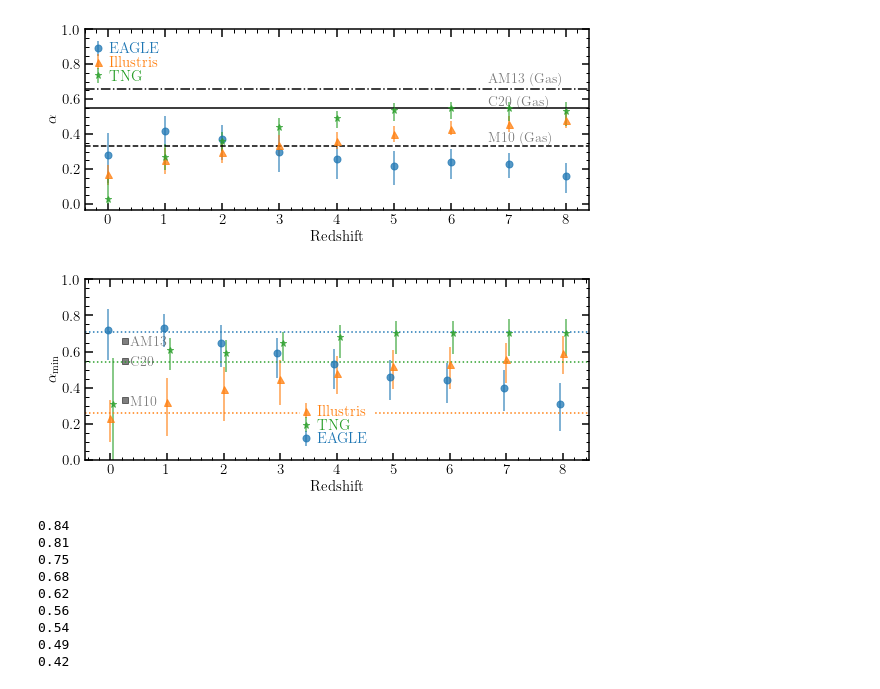
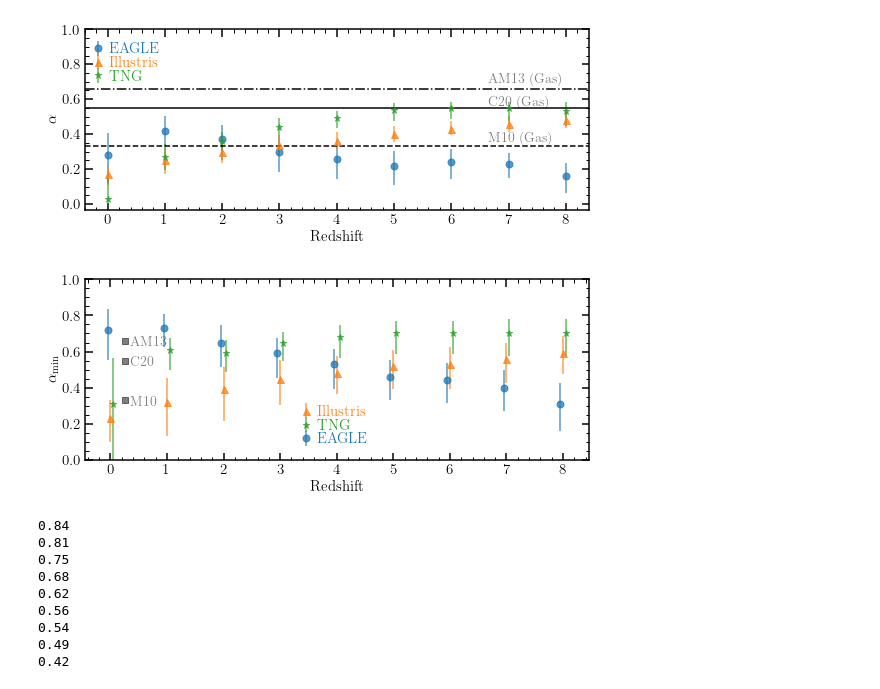
Before and after one commit to AlexGarcia623/JWST_FMR, a Jupyter notebook: CompareAlpha.ipynb, the cells around one changed output. Drawn from its saved outputs; the diff is of its cells as text; code cells hidden in the pictures.

```diff
--- a/CompareAlpha.ipynb
+++ b/CompareAlpha.ipynb
@@ -287,7 +287,7 @@ TNG_COMBINED      = 0.54
 EAGLE_COMBINED    = 0.71
 
 UNCERTAIN = True
-COMBINED  = True
+COMBINED  = False
 
 z = np.array([0,1,2,3,4,5,6,7,8])
 
@@ -331,34 +331,34 @@ leg.get_frame().set_edgecolor('white')
 if COMBINED:
     plt.axhline( EAGLE_COMBINED   , color='C0', linestyle=':', label=r'${\rm EAGLE}$'     )
     plt.axhline( ORIGINAL_COMBINED, color='C1', linestyle=':', label=r'${\rm Illustris}$' )
     plt.axhline( TNG_COMBINED     , color='C2', linestyle=':', label=r'${\rm TNG}$'       )
 
 plt.scatter( np.arange(0,9), np.ones(9), color='white' )
 
 
 plt.xlabel(r'${\rm Redshift}$')
 plt.ylabel(r'$\alpha_{\rm min}$')
 
 plt.scatter(0.25,0.33 ,color='k',alpha=0.5,marker='s')
 plt.text(0.35,0.3,r'${\rm M10}$',fontsize=14,alpha=0.5)#,transform=plt.gca().transAxes)
 
 plt.scatter(0.25,0.66 ,color='k',alpha=0.5,marker='s')
 plt.text(0.35,0.63,r'${\rm AM13}$',fontsize=14,alpha=0.5)#,transform=plt.gca().transAxes)
 
 plt.scatter(0.25,0.55 ,color='k',alpha=0.5,marker='s')
 plt.text(0.35,0.52,r'${\rm C20}$',fontsize=14,alpha=0.5)#,transform=plt.gca().transAxes)
 ymin, _ = plt.ylim()
 
 plt.ylim(0,1)
 
 plt.tight_layout()
 
 # plt.text(0.3,0.8,r'$5\%~{\rm  uncertainty}$', transform=plt.gca().transAxes )
 
 plt.savefig(BLUE_FMR + "Gas_Comparison.pdf",bbox_inches='tight' )
 plt.show()
 # %% [output]
-[figure, old version]
+[figure, new version]
 # %%
 for i in EAGLE_gas_u[:,1]:
     print (round(i,2))
```
Also changed, not shown: 3 other files.
